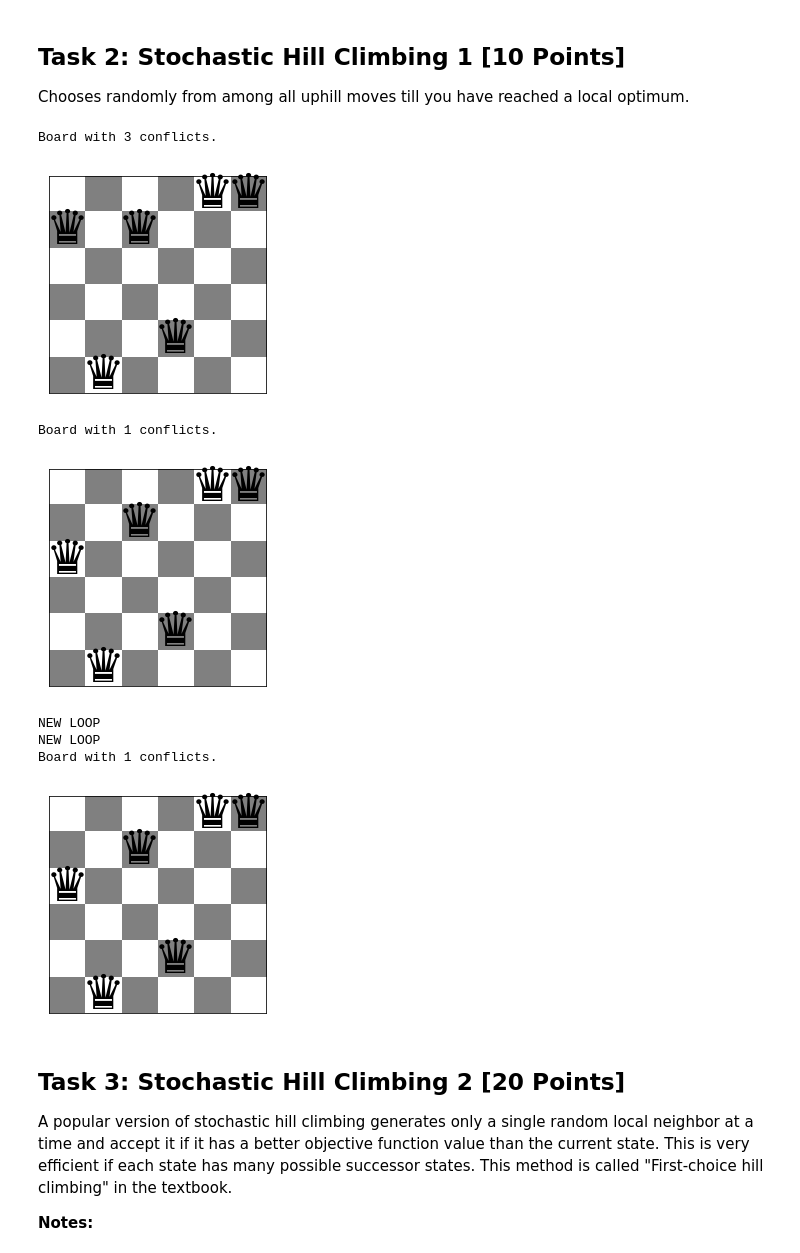
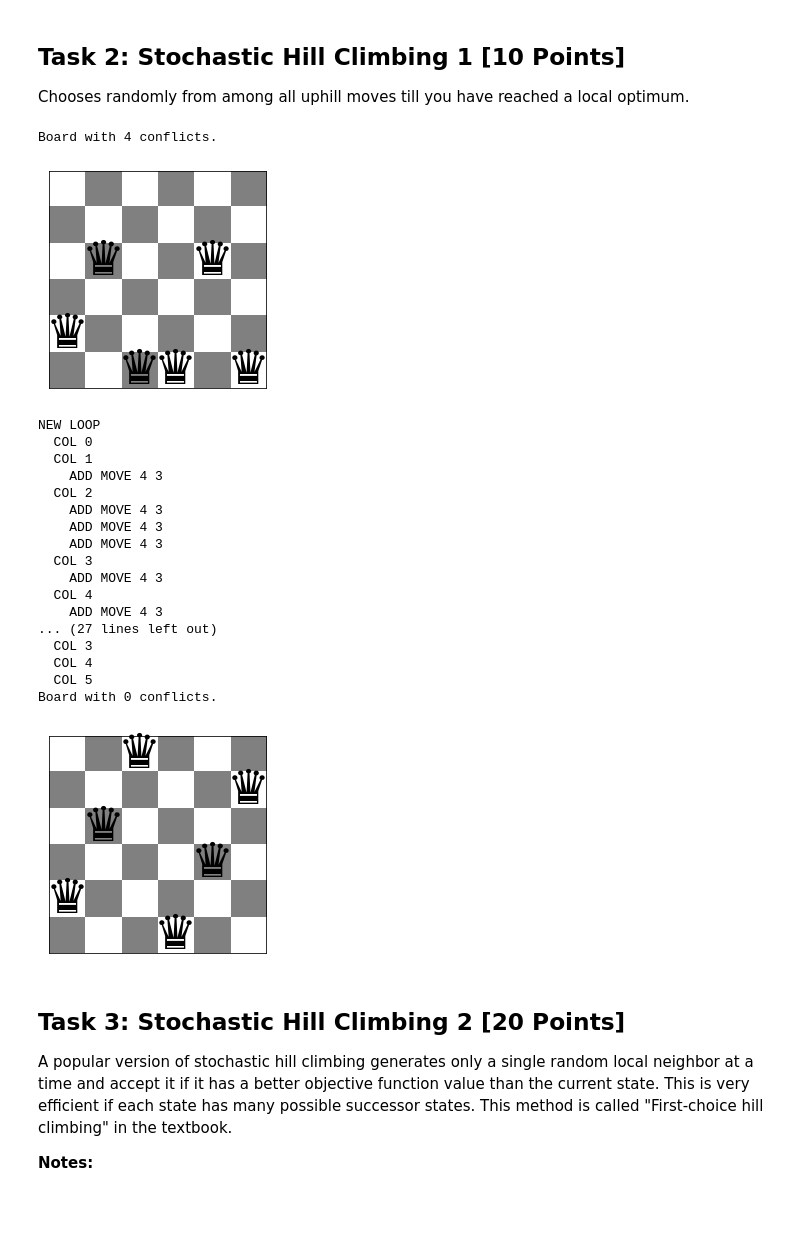
Before and after one commit to kirkwat/artificial-intelligence, a Jupyter notebook: assignment_4/n_queens.ipynb, the cells around one changed output. Saved outputs shown, nothing was run; the diff lists cells and outputs as text; code cells hidden in the pictures; blank space fills up the shorter version.

Commit message:
stochastic finished

```diff
--- a/assignment_4/n_queens.ipynb
+++ b/assignment_4/n_queens.ipynb
@@ -194,18 +165,52 @@ def stochastic1(current_board, n, verbose=False):
+# %%
+import random
+
+def stochastic1(current_board, n, verbose=False):
+    current_conflicts=conflicts(current_board)
+    uphill_moves = []
+    #loop through each column
+    for i in range(n):
+        if verbose: print("  COL",i)
+        #find each uphill move for queen
+        for j in range(n):
+            #move queen
+            local_move=np.copy(current_board)
+            local_move[i]=j
+            #add move to possible moves if uphill
+            if current_conflicts>conflicts(local_move):
+                if verbose: print("    ADD MOVE",current_conflicts,conflicts(local_move))
+                uphill_moves.append(np.copy(local_move))
+    #return random uphill move if there are any
+    if len(uphill_moves) == 0:
+        return current_board
+    else:
+        return random.choice(uphill_moves)
 # %%
 n=6
 board = random_board(n)
 show_board(board)
-show_board(stochastic1(board, n, verbose=True))
-show_board(hill_climb(board, n, stochastic1, verbose=True))
+show_board(hill_climb(board, n, stochastic1))
 # %% [output]
-Board with 3 conflicts.
+Board with 4 conflicts.
-[figure, old version]
+[figure, new version]
-Board with 1 conflicts.
+NEW LOOP
+  COL 0
+  COL 1
+    ADD MOVE 4 3
+  COL 2
+    ADD MOVE 4 3
+    ADD MOVE 4 3
+    ADD MOVE 4 3
+  COL 3
+    ADD MOVE 4 3
+  COL 4
+    ADD MOVE 4 3
+... (27 lines left out)
+  COL 3
+  COL 4
+  COL 5
+Board with 0 conflicts.
-[figure, old version]
+[figure, new version]
-NEW LOOP
-NEW LOOP
-Board with 1 conflicts.
-[figure, removed]
 # %% [markdown]
 ## Task 3: Stochastic Hill Climbing 2 [20 Points]
 
```
Also changed, not shown: parts of 2 cells of this notebook.
